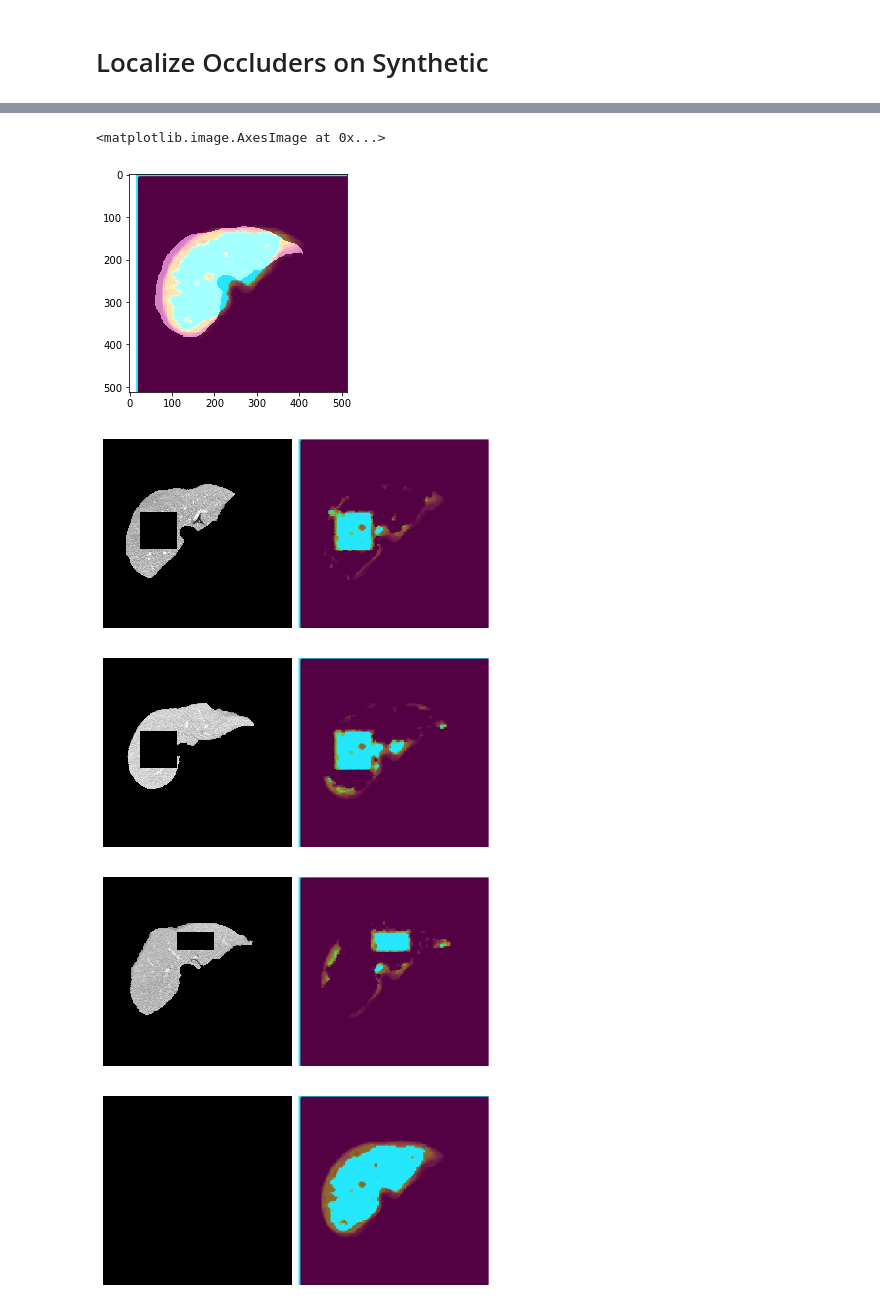
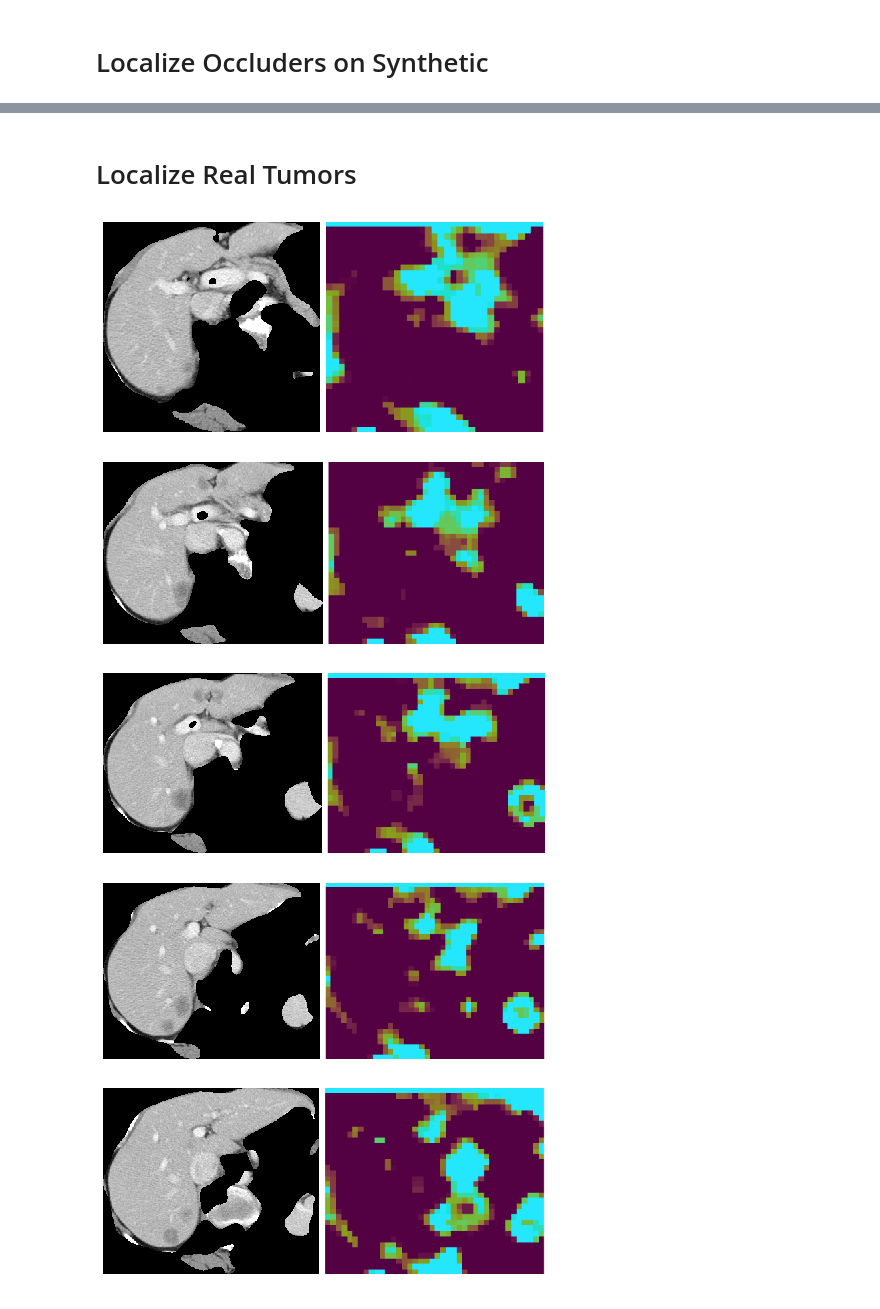
Before and after one commit to mattesko/CompNet-Medical, a Jupyter notebook: notebooks/vmf_learning.ipynb, the cells around one changed output, grey strips where cells are left out. Saved outputs shown, nothing was run; the diff lists cells and outputs as text; code cells hidden in the pictures.

```diff
--- a/notebooks/vmf_learning.ipynb
+++ b/notebooks/vmf_learning.ipynb
@@ -100,0 +103,4 @@ synthetic_images.append(im)
+# %%
+im = Image.fromarray((test_slices[10] * 255).astype(np.uint8))
+im.save('./reg_liver_slice.jpg')
+# plt.imshow(test_slices[10])
@@ -159,13 +176,13 @@ from CompositionalNets.Code.losses import ClusterLoss
 from CompositionalNets.Initialization_Code.config_initialization import extractor
 # %%
-%%time
+encoder = 'unet_lits'
 occ_likely = [0.6 for _ in range(len(categories_train))]
 
-dict_dir = os.path.join(directories['CompositionalNets'],
-                        'models/init_vgg/dictionary_vgg/chaos_pool5_128_u_test_2.pickle')
+dict_dir = os.path.join(Directories.COMPOSITIONAL_NETS,
+                        f'models/init_{encoder}/dictionary_{encoder}/chaos_pool5_256_u_test_21.pickle')
 weights = getVmfKernels(dict_dir, device_ids)
-mix_model_path = os.path.join(directories['CompositionalNets'],
-                             'models/init_vgg/mix_model_vmf_chaos_EM_all_test_2/')
+mix_model_path = os.path.join(Directories.COMPOSITIONAL_NETS,
+                             f'models/init_{encoder}/mix_model_vmf_chaos_EM_all_test_21/')
 mix_models = getCompositionModel(device_ids, mix_model_path, layer,
                                  [0],
                                  compnet_type=compnet_type,
@@ -174,7 +191,7 @@ mix_models = getCompositionModel(device_ids, mix_model_path, layer,
 model = Net(extractor, weights, vMF_kappa, occ_likely, mix_models,
             bool_mixture_bg=True,
             compnet_type=compnet_type, num_mixtures=num_mixtures,
-            vc_thresholds=cfg.MODEL.VC_THRESHOLD)
+            vc_thresholds=cfg.MODEL.VC_THRESHOLD, occlusion_threshold=19)
 if device_ids:
     model.to(device_ids[0])
 # %% [output]
@@ -230,7 +247,2 @@ target[target != 0] = 1
-# %%
-occ_img_new = occ_img_s.copy()
-display = cv2.addWeighted((target*255).astype(np.uint8), 0.5, occ_img_new[:,0:512,:], 1, 0)
-plt.imshow(display)
-# %% [output]
-<matplotlib.image.AxesImage at 0x...>
-[figure, removed]
+# %% [markdown]
+# Localize Real Tumors
@@ -237,45 +277,52 @@ plt.imshow(display)
 # %%
 cc = transforms.Compose([
     transforms.ToTensor(),
 ])
 
-# image = target * synthetic_images[2].copy()
-
 i = 0
 with torch.no_grad():
-    for image in synthetic_images:
-        image = image * target
+    for image in tumors[:10]:
+
         image = cc(image)
 
         if device_ids:
             image = image.cuda(device_ids[0])
-
         image = image.unsqueeze(0)
 
-        #localize occluder
-    #         if i == 2: pdb.set_trace() # there's an indexing issue if not using a mixture background
+        out = unet(image)
+        scores = F.softmax(out, dim=1)
+
+        segmentations = torch.round(F.threshold(scores[:, 1, :, :], 0.9, 0))
+        processed_images = segmentations.unsqueeze(1) * image
+
+        seg_liver = processed_images.squeeze()
+        image = seg_liver.unsqueeze(0)
+
+        image = image.squeeze(0).permute(1,2,0).cpu().numpy()
+        image = image[np.ix_((image[...,0]>0).any(1), (image[...,0]>0).any(0))]
+        image = cc(image)
+        image = image.unsqueeze(0)
+        image = image.cuda()
+
         score, occ_maps, part_scores = model.get_occlusion(image, 0)
         occ_map = occ_maps[0].detach().cpu().numpy()
         occ_map = cv2.medianBlur(occ_map.astype(np.float32), 3)
-        occ_img = visualize_response_map(occ_map, tit='',cbarmax=0)
+        occ_img = visualize_response_map(occ_map, tit='', cbarmax=0)
 
-        # concatenate original image and occluder map
-    #         img_orig = np.array(Image.fromarray(image_dataset[i], mode='F').convert('RGB'))
         img_orig = (image[0].permute(1,2,0).cpu().numpy()*255).astype(np.uint8)
-    #         mask = np.array(Image.fromarray(mask.squeeze().numpy()*255//2, mode='F').convert('RGB'))
         faco = img_orig.shape[0] / occ_img.shape[0]
 
         occ_img_s = cv2.resize(occ_img, (int(occ_img.shape[1] * faco), img_orig.shape[0]))
-    #         mask = cv2.resize(mask, (int(occ_img.shape[1] * faco), img_orig.shape[0]))
 
         canvas = np.concatenate((img_orig, occ_img_s), axis=1)
-        plt.figure(figsize=(7, 7))
+        plt.figure(figsize=(8, 8))
         plt.imshow(canvas)
         plt.axis('off')
-        fp = f'{directories["CompositionalNets"]}/results/lits/train_without_occluder/test_{i}.png'
-        cv2.imwrite(fp, canvas)
+#         fp = f'{Directories.COMPOSITIONAL_NETS}/results/lits/train_without_occluder/test_{i}.png'
+#         cv2.imwrite(fp, canvas)
 # %% [output]
-[figure, old version]
+[figure, new version]
-[figure, old version]
+[figure, new version]
-[figure, old version]
+[figure, new version]
-[figure, old version]
+[figure, new version]
+[figure, added]
```
Also changed, not shown: parts of 16 cells of this notebook, 12 other files.
